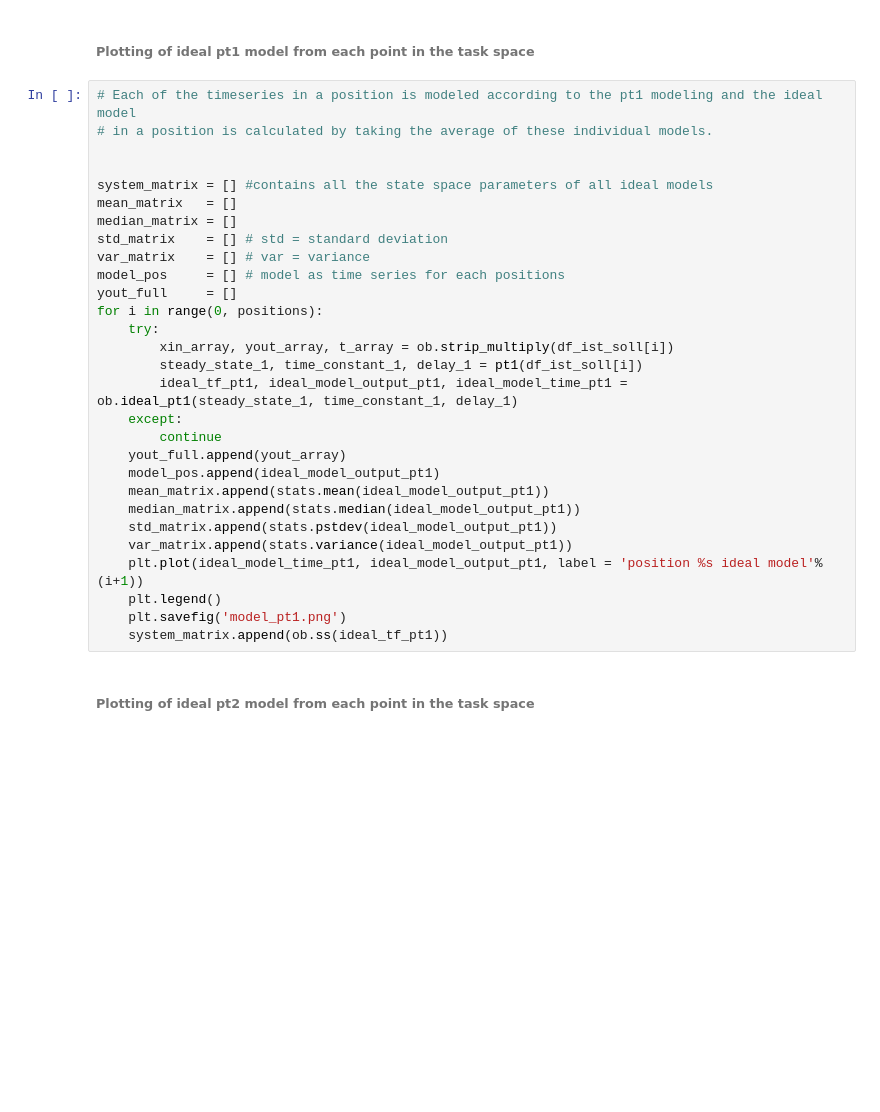
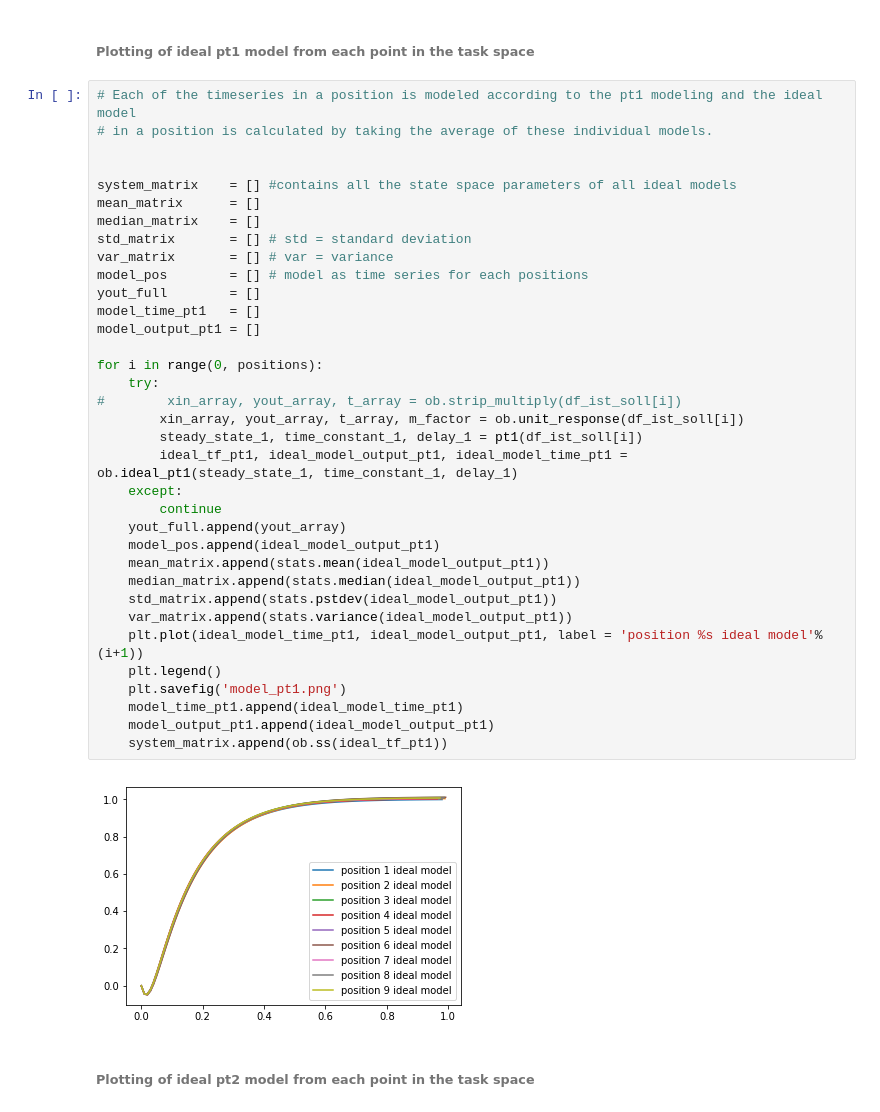
Before and after one commit to lth-tt/sysid2, a Jupyter notebook: Process_Modeling_py2.ipynb, the cells around one changed output. Cells and saved outputs as stored; diff of their text form; blank space fills up the shorter version.

```diff
--- a/Process_Modeling_py2.ipynb
+++ b/Process_Modeling_py2.ipynb
@@ -155,32 +167,40 @@ def pt2(df):
 # %%
 # Each of the timeseries in a position is modeled according to the pt1 modeling and the ideal model
 # in a position is calculated by taking the average of these individual models.
 
 
-system_matrix = [] #contains all the state space parameters of all ideal models
-mean_matrix   = []
-median_matrix = []
-std_matrix    = [] # std = standard deviation
-var_matrix    = [] # var = variance
-model_pos     = [] # model as time series for each positions
-yout_full     = []
+system_matrix    = [] #contains all the state space parameters of all ideal models
+mean_matrix      = []
+median_matrix    = []
+std_matrix       = [] # std = standard deviation
+var_matrix       = [] # var = variance
+model_pos        = [] # model as time series for each positions
+yout_full        = []
+model_time_pt1   = []
+model_output_pt1 = []
+
 for i in range(0, positions):
     try:
-        xin_array, yout_array, t_array = ob.strip_multiply(df_ist_soll[i])
+#        xin_array, yout_array, t_array = ob.strip_multiply(df_ist_soll[i])
+        xin_array, yout_array, t_array, m_factor = ob.unit_response(df_ist_soll[i])
         steady_state_1, time_constant_1, delay_1 = pt1(df_ist_soll[i])
         ideal_tf_pt1, ideal_model_output_pt1, ideal_model_time_pt1 = ob.ideal_pt1(steady_state_1, time_constant_1, delay_1)
     except:
         continue
     yout_full.append(yout_array)
     model_pos.append(ideal_model_output_pt1)
     mean_matrix.append(stats.mean(ideal_model_output_pt1))
     median_matrix.append(stats.median(ideal_model_output_pt1))
     std_matrix.append(stats.pstdev(ideal_model_output_pt1))
     var_matrix.append(stats.variance(ideal_model_output_pt1))
     plt.plot(ideal_model_time_pt1, ideal_model_output_pt1, label = 'position %s ideal model'%(i+1))
     plt.legend()
     plt.savefig('model_pt1.png')
+    model_time_pt1.append(ideal_model_time_pt1)
+    model_output_pt1.append(ideal_model_output_pt1)
     system_matrix.append(ob.ss(ideal_tf_pt1))
+# %% [output]
+[figure, added]
 # %% [markdown]
 ###### Plotting of ideal pt2 model from each point in the task space
 # %%
```
Also changed, not shown: parts of 5 cells of this notebook, 9 other files.
